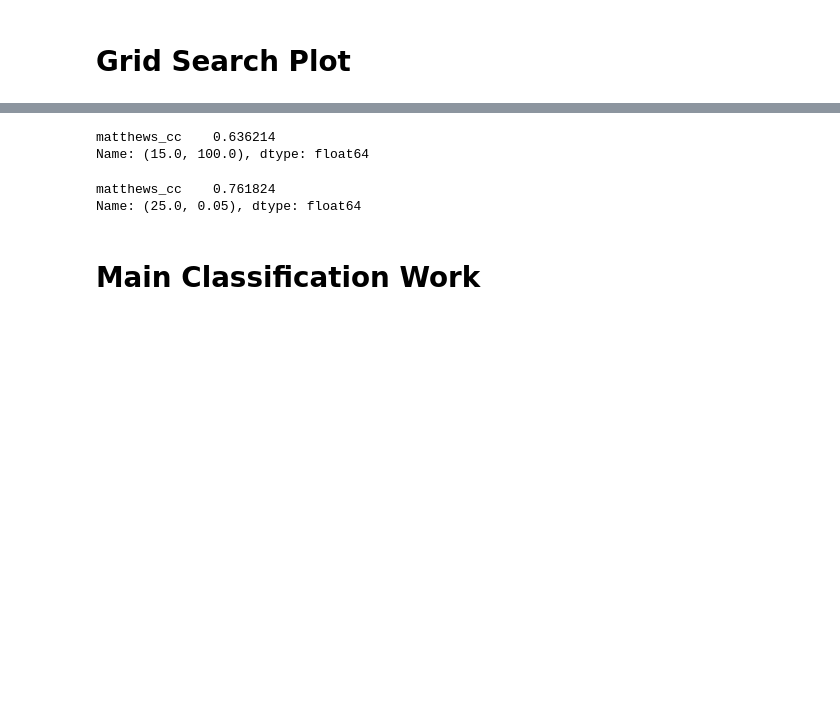
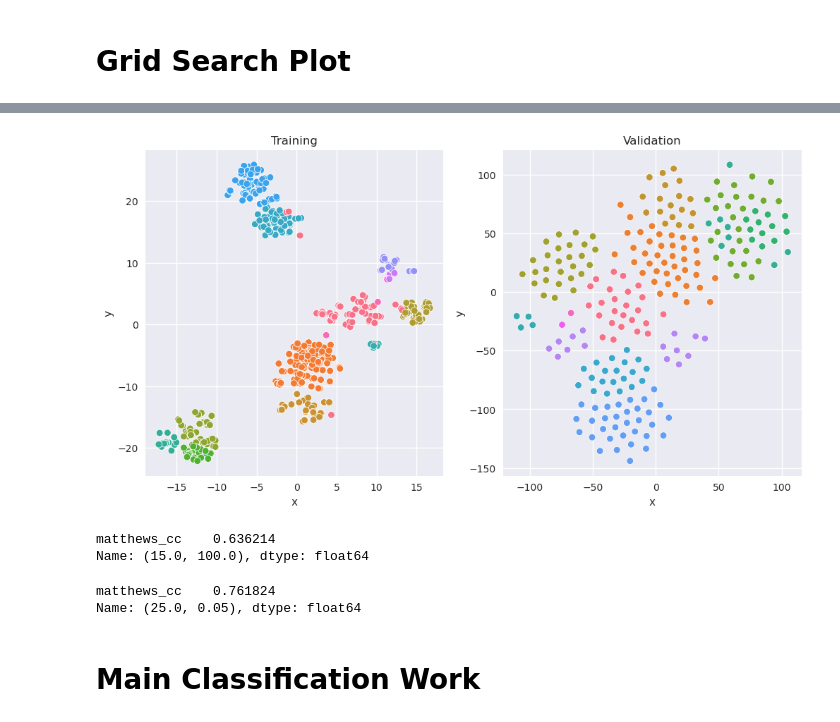
Before and after one commit to blab/cartography, a Jupyter notebook: notebooks/2020-07-28-cross-validation-outline.ipynb, the cells around one changed output, grey strips where cells are left out. Cells and saved outputs as stored; diff of their text form; code cells hidden in the pictures; blank space fills up the shorter version.

```diff
--- a/notebooks/2020-07-28-cross-validation-outline.ipynb
+++ b/notebooks/2020-07-28-cross-validation-outline.ipynb
@@ -382,0 +470,12 @@ Text(0, 0.5, 'MCC')
+# %%
+fig, axes = plt.subplots(1, 2, figsize=(12, 6))
+
+sns.scatterplot("x", "y", hue="clade", data=training_embedding_df_1, legend=False, ax=axes[0])
+axes[0].set_title("Training")
+
+sns.scatterplot("x", "y", hue="clade", data=validation_embedding_df_1, legend=False, ax=axes[1])
+axes[1].set_title("Validation")
+
+sns.despine()
+# %% [output]
+[figure, added]
```
Also changed, not shown: parts of 8 cells of this notebook, 22 other files.
